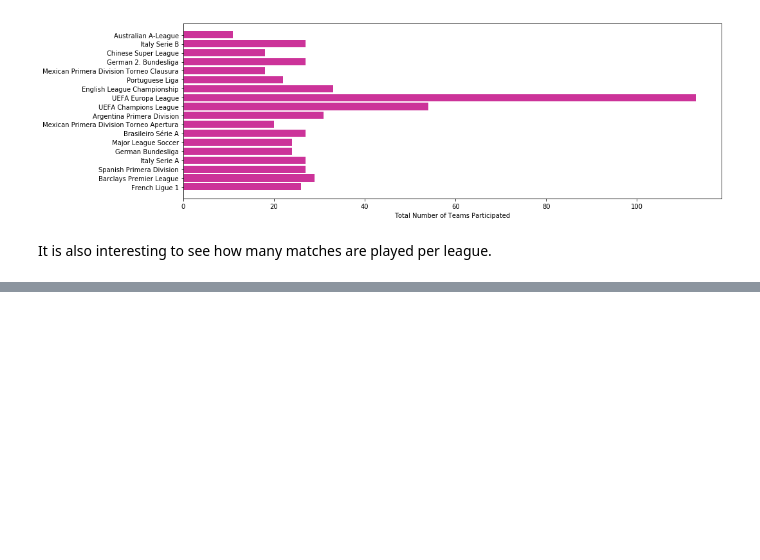
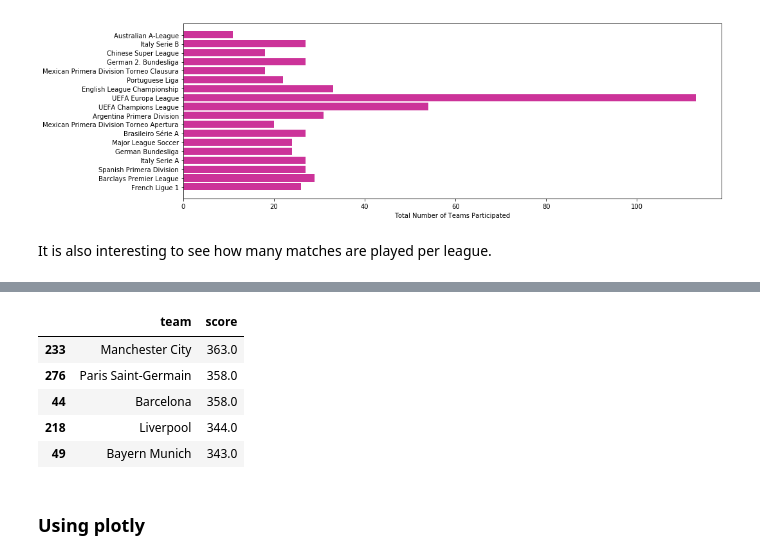
Before and after one commit to Ruturaj4/the_oscars, a Jupyter notebook: notebooks/1.0-rkv-the-oscars.ipynb, the cells around one changed output, grey strips where cells are left out. Drawn from its saved outputs; the diff is of its cells as text; code cells hidden in the pictures; blank space fills up the shorter version.

```diff
--- a/notebooks/1.0-rkv-the-oscars.ipynb
+++ b/notebooks/1.0-rkv-the-oscars.ipynb
@@ -86,0 +107,15 @@ plt.show()
+# %%
+test1 = matches[["team1", "score1"]].groupby(["team1"], as_index=False).sum().rename(columns={'team1': 'team', 'score1': 'score'})
+test2 = matches[["team2", "score2"]].groupby(["team2"], as_index=False).sum().rename(columns={'team2': 'team', 'score2': 'score'})
+a = pd.concat([test1,test2])
+a = a.groupby("team")["score"].sum().reset_index().sort_values(by = "score", ascending=False)
+a.head()
+# %% [output]
+|  | team | score |
+| 233 | Manchester City | 363.0 |
+| 276 | Paris Saint-Germain | 358.0 |
+| 44 | Barcelona | 358.0 |
+| 218 | Liverpool | 344.0 |
+| 49 | Bayern Munich | 343.0 |
+# %% [markdown]
+### Using plotly
```
Also changed, not shown: parts of 18 cells of this notebook, 5 other files.
